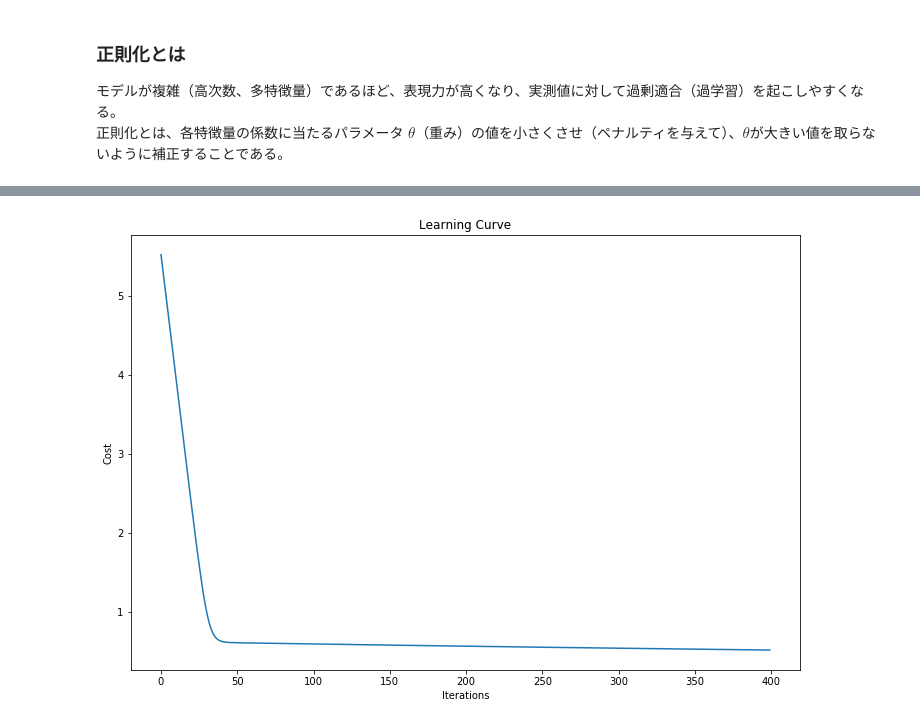
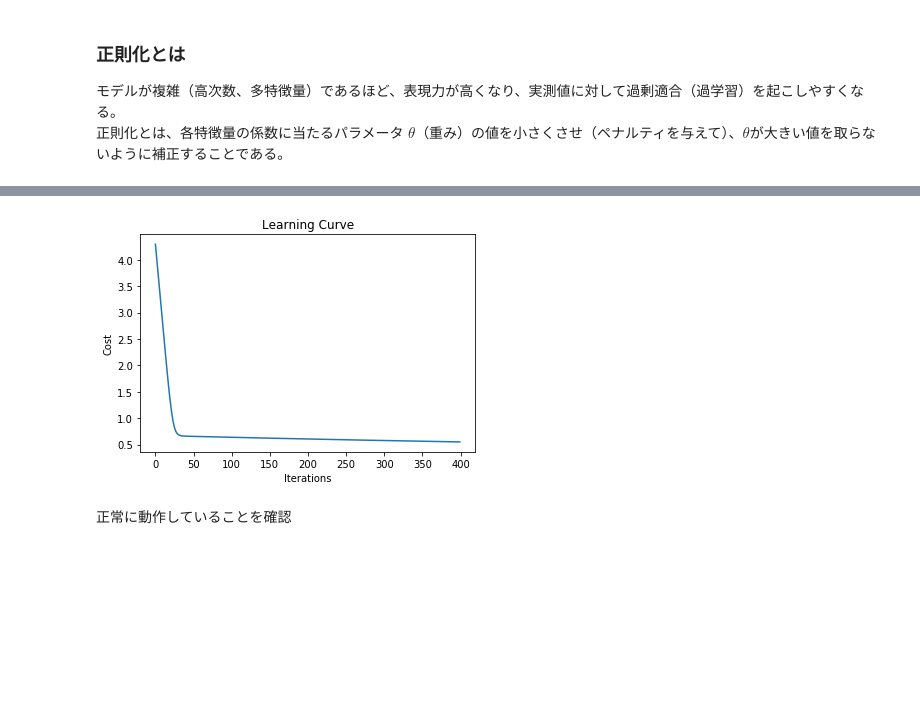
Before and after one commit to ha9kberry/ml, a Jupyter notebook: logistic-regression/logistic-regression.ipynb, the cells around one changed output, grey strips where cells are left out. Drawn from its saved outputs; the diff is of its cells as text; code cells hidden in the pictures; blank space fills up the shorter version.

```diff
--- a/logistic-regression/logistic-regression.ipynb
+++ b/logistic-regression/logistic-regression.ipynb
@@ -59,0 +54,7 @@ memory usage: 5.5+ KB
+# %%
+# Iris-setosa除外
+iris_df=iris_df[iris_df["Species"]!="Iris-setosa"]
+
+# drop=True：旧インデックスのデータフレーム挿入回避
+x_df=iris_df.drop(["Species","Id"], axis=1).reset_index(drop=True)
+y_df=iris_df[["Species"]].reset_index(drop=True)
@@ -247,14 +277,9 @@ def plot_learning_curve(X, y, theta, iterations, alpha, lam):
     # データを用意
     past_costs, past_thetas = gradient_descent(X, y, theta, iterations, alpha, lam)
 
-    plt.figure(figsize=(12, 8))
     plt.plot(range(iterations), past_costs)
-
-    # 座標系の名前
     plt.title('Learning Curve')
-    # x軸の名前
     plt.xlabel("Iterations")
-    # y軸の名前
     plt.ylabel("Cost")
     plt.show()
 # %%
@@ -358,7 +382,6 @@ class LogisticModel():
     def plot_learning_curve(self, X, y, theta, iterations, alpha, lam):
         past_costs, past_thetas = self.gradient_descent(X, y, theta, iterations, alpha, lam)
 
-        plt.figure(figsize=(12, 8))
         plt.plot(range(iterations), past_costs)
         plt.title('Learning Curve')
         plt.xlabel("Iterations")
@@ -368,5 +393,9 @@ class LogisticModel():
 # LinearModelオブジェクト作成
 model = LogisticModel()
 theta = np.random.rand(5)
+
+alpha=0.01
+lam=0.01
+iterations=400
 # %%
 # 目的関数
@@ -390,5 +419,7 @@ print("正解率："+str(count/100))
 # %%
 # 学習曲線
-model.plot_learning_curve(X, y, theta, 400, 0.01, 0.01)
+model.plot_learning_curve(X, y, theta, iterations, alpha, lam)
 # %% [output]
-[figure, old version]
+[figure, new version]
+# %% [markdown]
+正常に動作していることを確認
```
Also changed, not shown: parts of 45 cells of this notebook.
